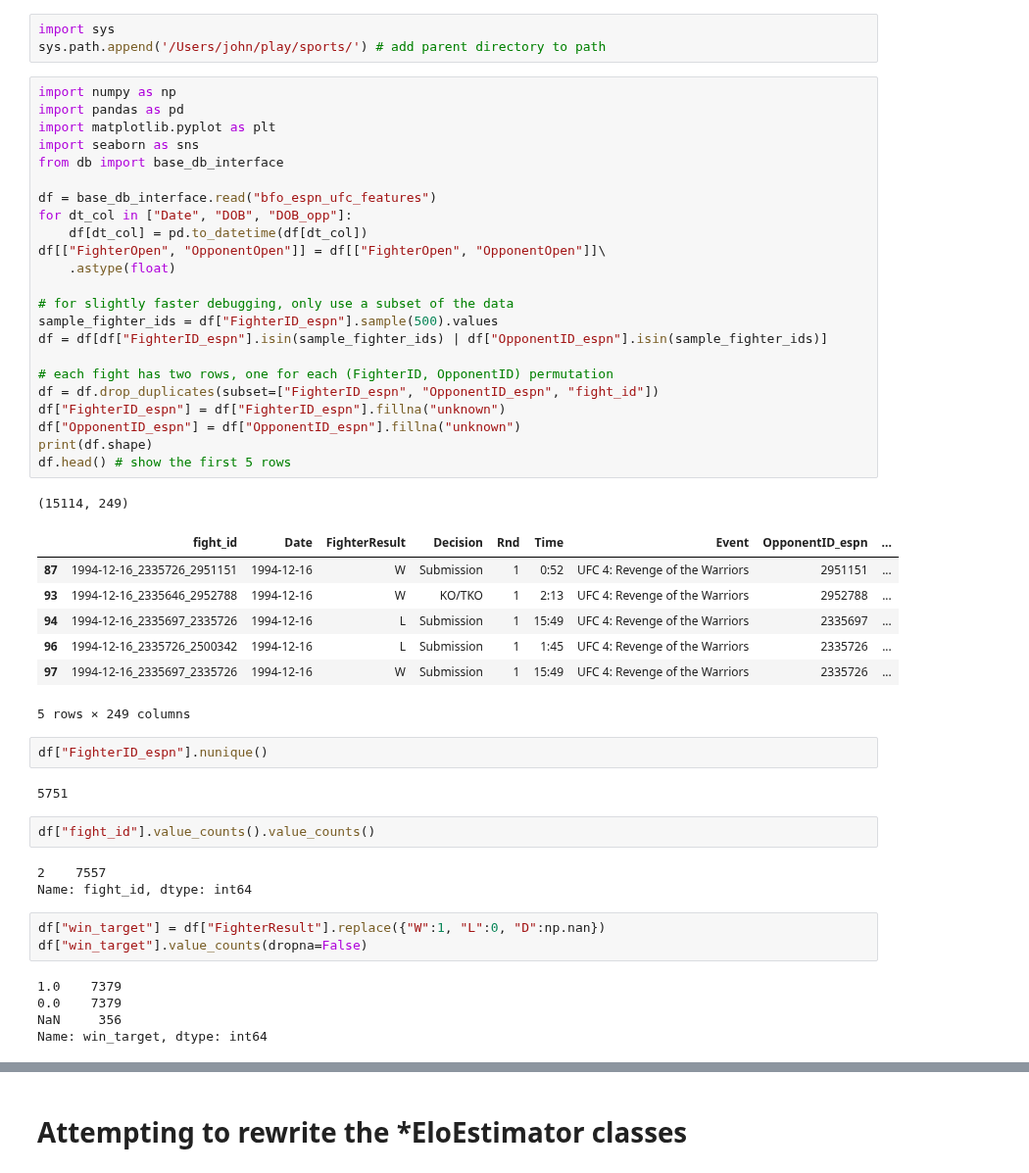
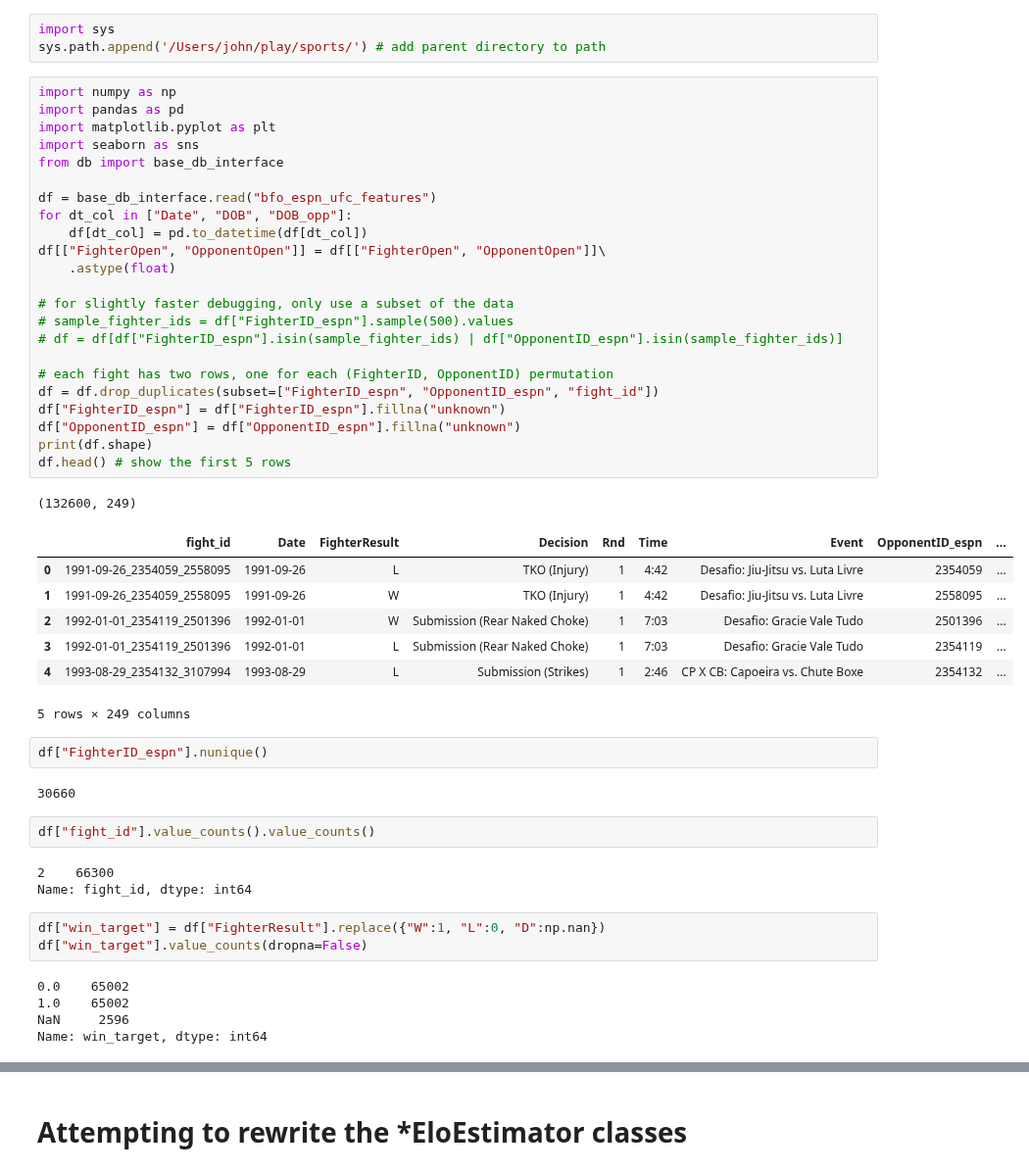
Before and after one commit to John-Curcio/sports, a Jupyter notebook: HACK/2023-04-10_debugging.ipynb, the cells around one changed output, grey strips where cells are left out. Shown at 98% size. Saved outputs shown, nothing was run; the diff lists cells and outputs as text.

```diff
--- a/HACK/2023-04-10_debugging.ipynb
+++ b/HACK/2023-04-10_debugging.ipynb
@@ -8,51 +8,51 @@ sys.path.append('/Users/john/play/sports/') # add parent directory to path
 # %%
 import numpy as np
 import pandas as pd
 import matplotlib.pyplot as plt
 import seaborn as sns
 from db import base_db_interface
 
 df = base_db_interface.read("bfo_espn_ufc_features")
 for dt_col in ["Date", "DOB", "DOB_opp"]:
     df[dt_col] = pd.to_datetime(df[dt_col])
 df[["FighterOpen", "OpponentOpen"]] = df[["FighterOpen", "OpponentOpen"]]\
     .astype(float)
 
 # for slightly faster debugging, only use a subset of the data
-sample_fighter_ids = df["FighterID_espn"].sample(500).values
-df = df[df["FighterID_espn"].isin(sample_fighter_ids) | df["OpponentID_espn"].isin(sample_fighter_ids)]
+# sample_fighter_ids = df["FighterID_espn"].sample(500).values
+# df = df[df["FighterID_espn"].isin(sample_fighter_ids) | df["OpponentID_espn"].isin(sample_fighter_ids)]
 
 # each fight has two rows, one for each (FighterID, OpponentID) permutation
 df = df.drop_duplicates(subset=["FighterID_espn", "OpponentID_espn", "fight_id"])
 df["FighterID_espn"] = df["FighterID_espn"].fillna("unknown")
 df["OpponentID_espn"] = df["OpponentID_espn"].fillna("unknown")
 print(df.shape)
 df.head() # show the first 5 rows
 # %% [output]
-(15114, 249)
+(132600, 249)
 |  | fight_id | Date | FighterResult | Decision | Rnd | Time | Event | OpponentID_espn | ... |
-| 87 | 1994-12-16_2335726_2951151 | 1994-12-16 | W | Submission | 1 | 0:52 | UFC 4: Revenge of the Warriors | 2951151 | ... |
-| 93 | 1994-12-16_2335646_2952788 | 1994-12-16 | W | KO/TKO | 1 | 2:13 | UFC 4: Revenge of the Warriors | 2952788 | ... |
-| 94 | 1994-12-16_2335697_2335726 | 1994-12-16 | L | Submission | 1 | 15:49 | UFC 4: Revenge of the Warriors | 2335697 | ... |
-| 96 | 1994-12-16_2335726_2500342 | 1994-12-16 | L | Submission | 1 | 1:45 | UFC 4: Revenge of the Warriors | 2335726 | ... |
-| 97 | 1994-12-16_2335697_2335726 | 1994-12-16 | W | Submission | 1 | 15:49 | UFC 4: Revenge of the Warriors | 2335726 | ... |
+| 0 | 1991-09-26_2354059_2558095 | 1991-09-26 | L | TKO (Injury) | 1 | 4:42 | Desafio: Jiu-Jitsu vs. Luta Livre | 2354059 | ... |
+| 1 | 1991-09-26_2354059_2558095 | 1991-09-26 | W | TKO (Injury) | 1 | 4:42 | Desafio: Jiu-Jitsu vs. Luta Livre | 2558095 | ... |
+| 2 | 1992-01-01_2354119_2501396 | 1992-01-01 | W | Submission (Rear Naked Choke) | 1 | 7:03 | Desafio: Gracie Vale Tudo | 2501396 | ... |
+| 3 | 1992-01-01_2354119_2501396 | 1992-01-01 | L | Submission (Rear Naked Choke) | 1 | 7:03 | Desafio: Gracie Vale Tudo | 2354119 | ... |
+| 4 | 1993-08-29_2354132_3107994 | 1993-08-29 | L | Submission (Strikes) | 1 | 2:46 | CP X CB: Capoeira vs. Chute Boxe | 2354132 | ... |
 5 rows × 249 columns
 # %%
 df["FighterID_espn"].nunique()
 # %% [output]
-5751
+30660
 # %%
 df["fight_id"].value_counts().value_counts()
 # %% [output]
-2    7557
+2    66300
 Name: fight_id, dtype: int64
 # %%
 df["win_target"] = df["FighterResult"].replace({"W":1, "L":0, "D":np.nan})
 df["win_target"].value_counts(dropna=False)
 # %% [output]
-1.0    7379
-0.0    7379
-NaN     356
+0.0    65002
+1.0    65002
+NaN     2596
 Name: win_target, dtype: int64
 # %%
 # have to parse the decision column to get the detailed result
```
Also changed, not shown: parts of 27 cells of this notebook.
